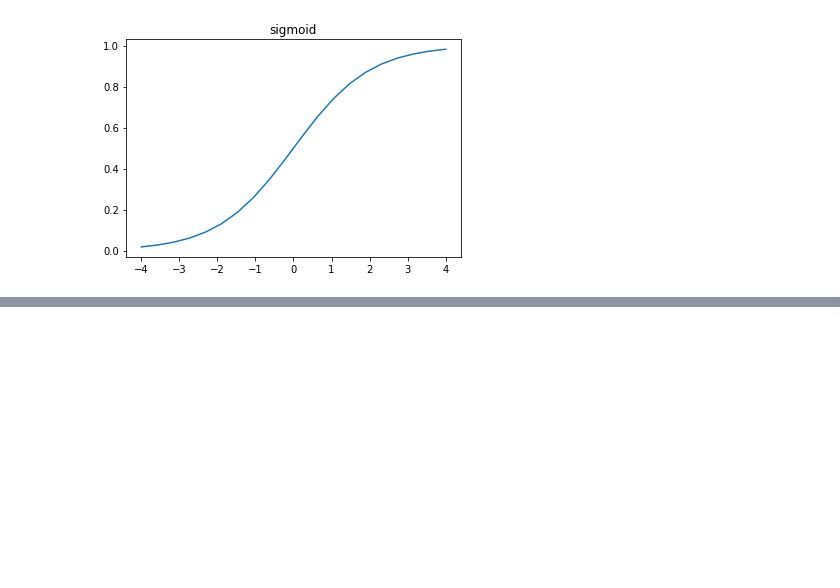
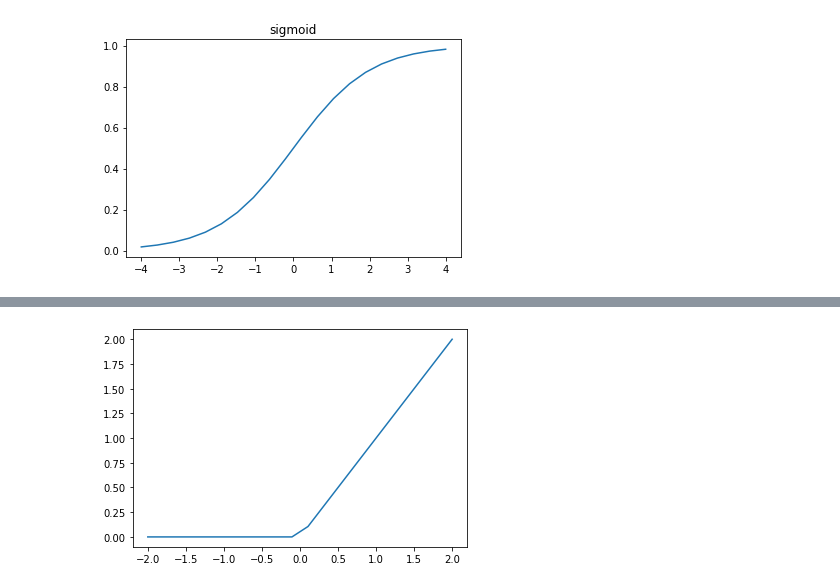
Before and after one commit to satani99/practical_deep_learning_for_coders, a Jupyter notebook: fast_ai_4.ipynb, the cells around one changed output, grey strips where cells are left out. Drawn from its saved outputs; the diff is of its cells as text; code cells hidden in the pictures; blank space fills up the shorter version.

```diff
--- a/fast_ai_4.ipynb
+++ b/fast_ai_4.ipynb
@@ -386,0 +579,4 @@ def mnist_loss(predictions, targets):
+# %%
+plot_function(F.relu)
+# %% [output]
+[figure, added]
```
Also changed, not shown: parts of 47 cells of this notebook.
